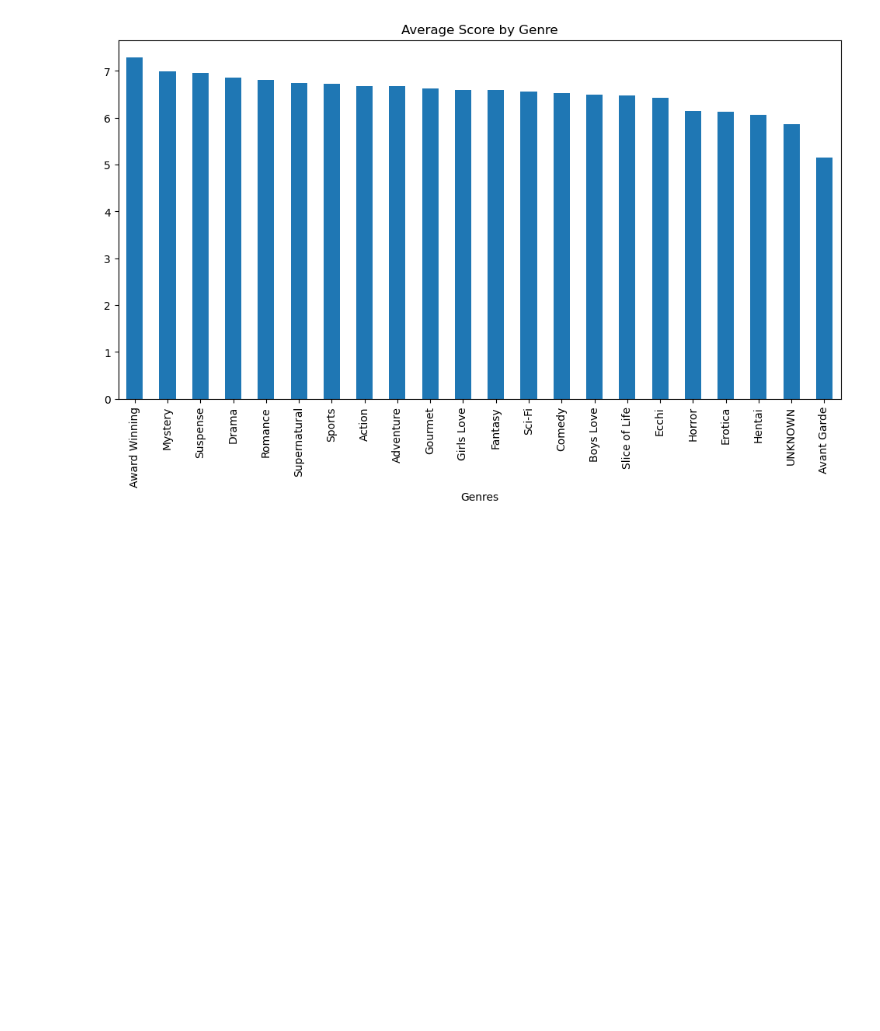
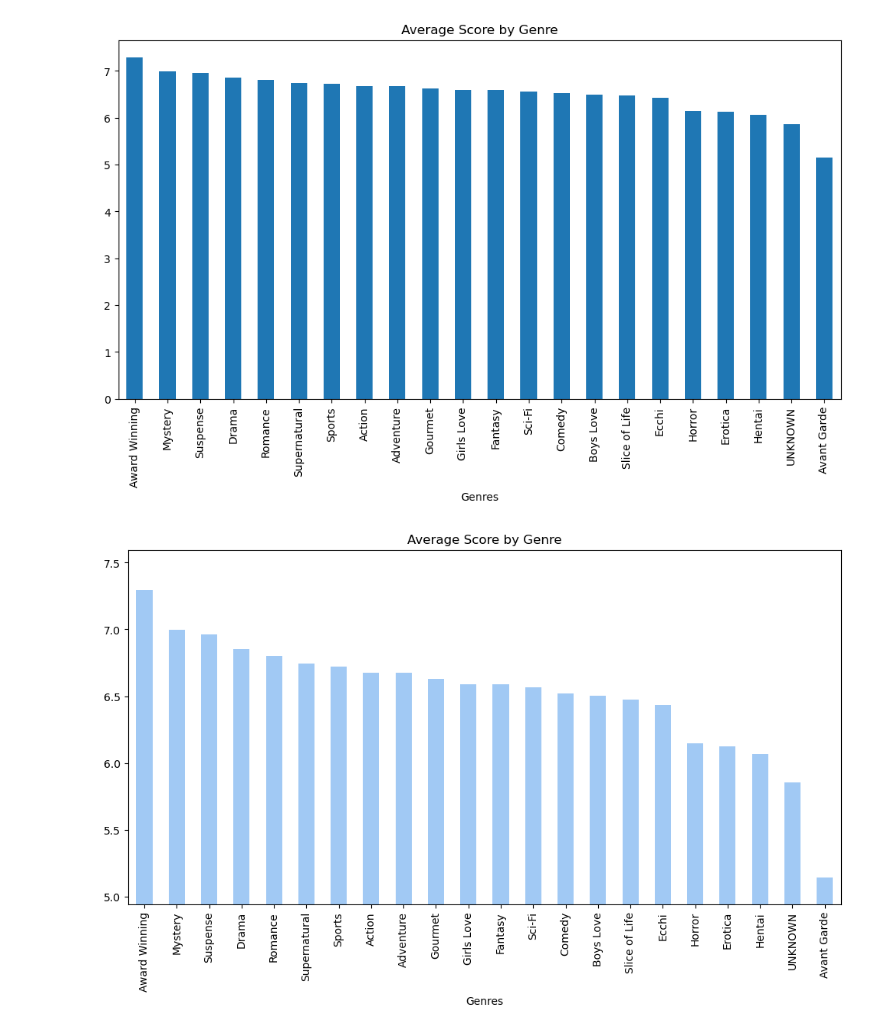
Before and after one commit to santiago20342/python-coruse, a Jupyter notebook: Projects/analysis/kira_anime.ipynb, the cells around one changed output. Drawn from its saved outputs; the diff is of its cells as text; code cells hidden in the pictures; blank space fills up the shorter version.

```diff
--- a/Projects/analysis/kira_anime.ipynb
+++ b/Projects/analysis/kira_anime.ipynb
@@ -141,3 +140,24 @@ average_score_by_genre.plot(kind='bar', figsize=(12, 6), title='Average Score by
 # %% [output]
 <Axes: title={'center': 'Average Score by Genre'}, xlabel='Genres'>
 [figure]
+# %%
+import matplotlib.pyplot as plt
+import seaborn as sns
+# the scale of the y-axis is not appropriate
+# Plotting the average score by genre
+sns.set_palette("pastel")
+ax = average_score_by_genre.plot(kind='bar', figsize=(12, 6), title='Average Score by Genre')
+
+# Set the scale for the y-axis (example: 0 to 10)
+min_val = min(average_score_by_genre)
+max_val = max(average_score_by_genre)
+# Set the y-axis limits
+ax.set_ylim(min_val-0.2, max_val+0.3)
+
+# Optionally, set the scale for the x-axis if needed
+# ax.set_xlim(0, 20)
+
+# Show the plot
+plt.show()
+# %% [output]
+[figure, added]
```
Also changed, not shown: parts of 5 cells of this notebook.
